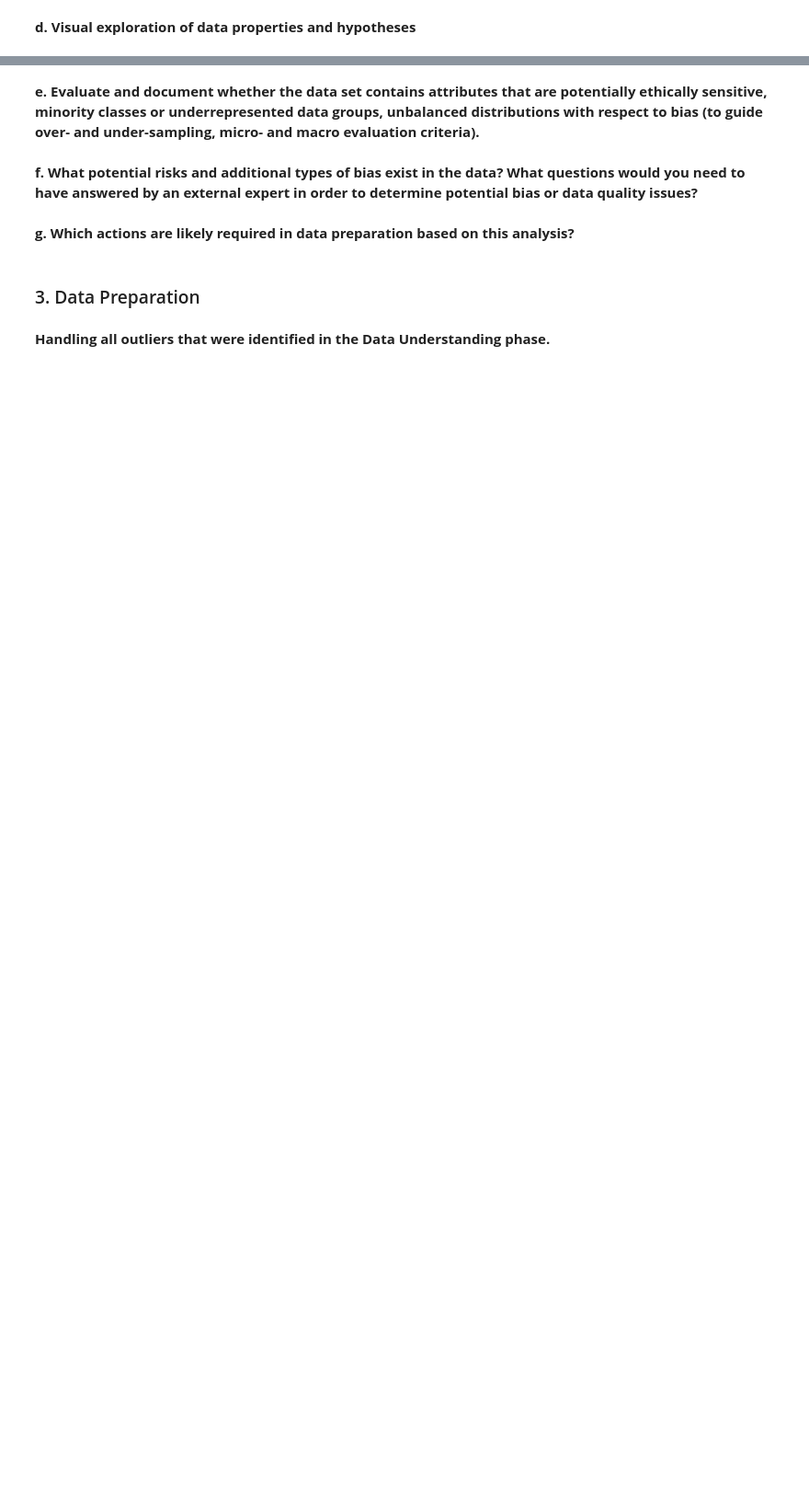
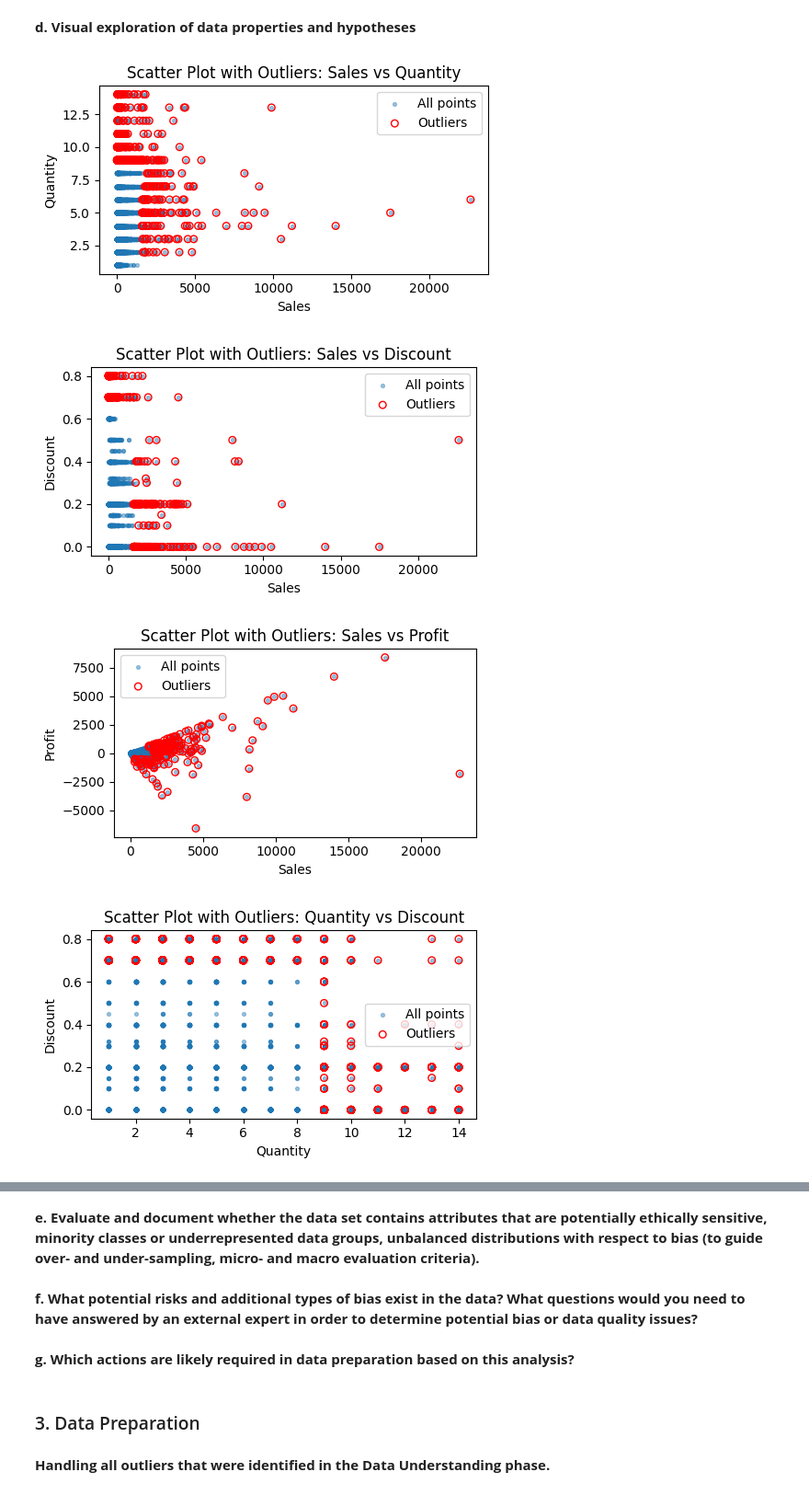
Before and after one commit to 11906257/BI_A3, a Jupyter notebook: Template/BI_2025_039.ipynb, the cells around one changed output, grey strips where cells are left out. Shown: that part at 92% size. Cells and saved outputs as stored; diff of their text form; code cells hidden in the pictures; blank space fills up the shorter version.

```diff
--- a/Template/BI_2025_039.ipynb
+++ b/Template/BI_2025_039.ipynb
@@ -1005,6 +1017,7 @@ Analyzing data quality aspects of the Superstore dataset including:
 analyze_data_quality_activity = [
     ':analyze_data_quality rdf:type prov:Activity .',
     ':analyze_data_quality sc:isPartOf :data_understanding_phase .',
+    ':analyze_data_quality rdfs:comment "Data Understanding" .',
     f':analyze_data_quality rdfs:comment """{dq_comment}""" .',
     f':analyze_data_quality prov:startedAtTime "{start_time_dq}"^^xsd:dateTime .',
     f':analyze_data_quality prov:endedAtTime "{end_time_dq}"^^xsd:dateTime .',
@@ -1155,30 +1186,36 @@ required in the Data Understanding phase.
 
 visual_exploration_activity = [
     ':visual_exploration rdf:type prov:Activity .',
     ':visual_exploration sc:isPartOf :data_understanding_phase .',
+    ':visual_exploration rdfs:comment "Data Understanding" .',
 
     # human-readable description
     f':visual_exploration rdfs:comment """{vis_comment}""" .',
 
     # timing
     f':visual_exploration prov:startedAtTime "{start_time_vis}"^^xsd:dateTime .',
     f':visual_exploration prov:endedAtTime "{end_time_vis}"^^xsd:dateTime .',
 
     # writer association (provenance)
     f':visual_exploration prov:qualifiedAssociation :{vis_ass_uuid_writer} .',
     f':{vis_ass_uuid_writer} prov:agent :{visual_exploration_code_writer} .',
     f':{vis_ass_uuid_writer} rdf:type prov:Association .',
     f':{vis_ass_uuid_writer} prov:hadRole :{code_writer_role} .',
 
     # inputs used for visualization
     ':visual_exploration prov:used :data .',
     ':visual_exploration prov:used :data_quality_report .',
 
     # output entity
     ':visual_exploration_report rdf:type prov:Entity .',
     ':visual_exploration_report sc:isPartOf :data_understanding_phase .',
     ':visual_exploration_report prov:wasGeneratedBy :visual_exploration .',
     f':visual_exploration_report rdfs:comment """Visual exploration figures were generated and interpreted.""" .',
 ]
 
 engine.insert(visual_exploration_activity, prefixes=prefixes)
+# %% [output]
+[figure, added]
+[figure, added]
+[figure, added]
+[figure, added]
```
Also changed, not shown: parts of 13 cells of this notebook.
